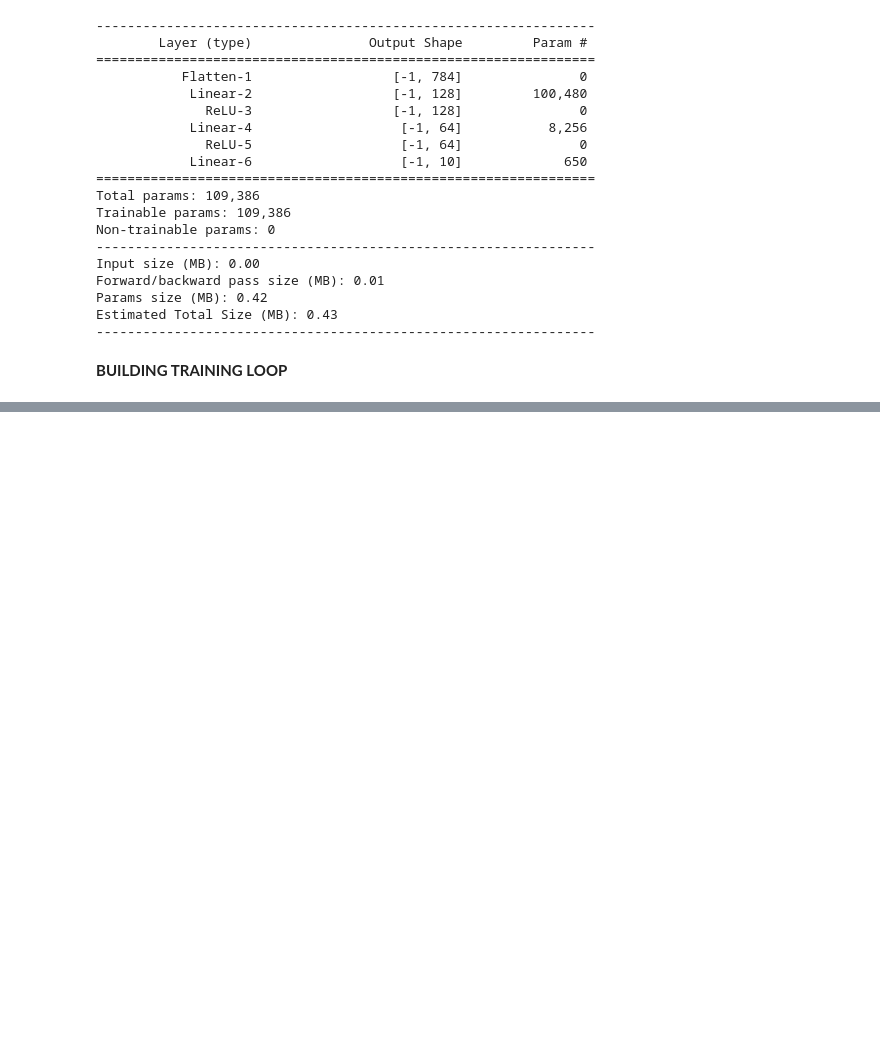
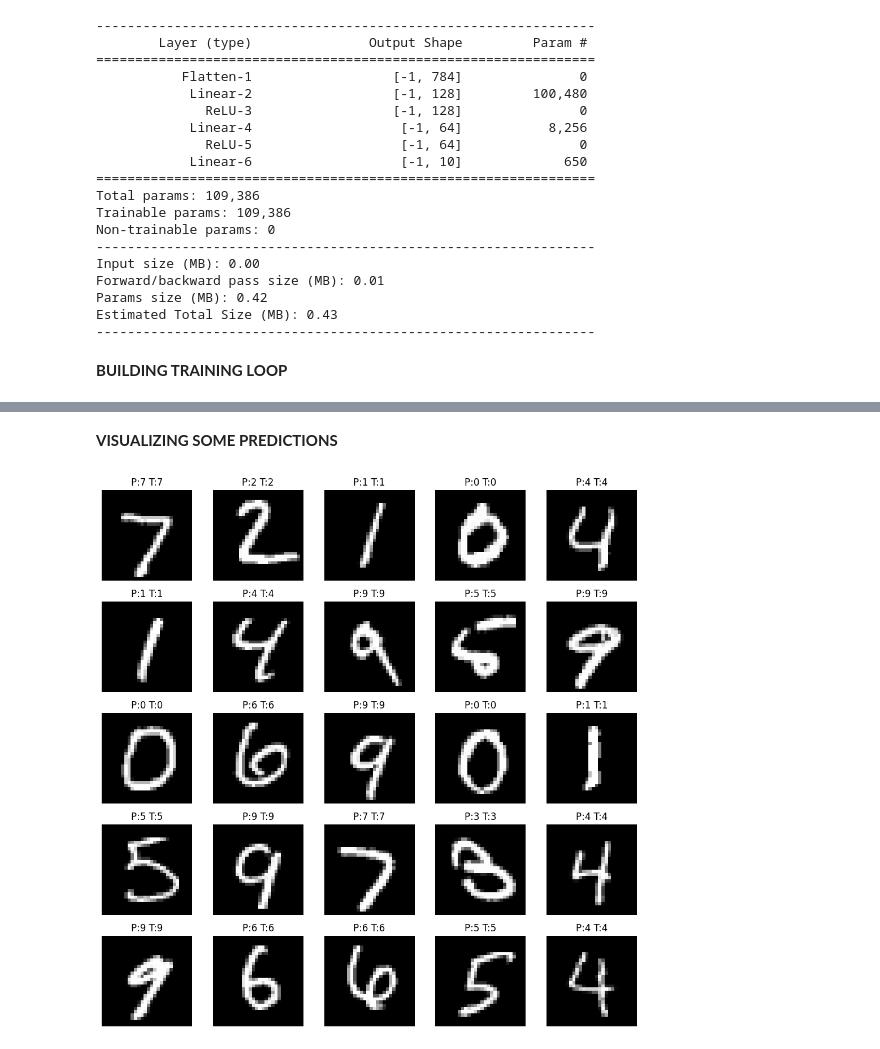
Before and after one commit to ta10g22/ML-journey, a Jupyter notebook: week-02_pytorch-mnist/week2_mnist.ipynb, the cells around one changed output, grey strips where cells are left out. Drawn from its saved outputs; the diff is of its cells as text; code cells hidden in the pictures; blank space fills up the shorter version.

```diff
--- a/week-02_pytorch-mnist/week2_mnist.ipynb
+++ b/week-02_pytorch-mnist/week2_mnist.ipynb
@@ -257,0 +264,25 @@ plt.show()
+# %% [markdown]
+**VISUALIZING SOME PREDICTIONS**
+# %%
+import matplotlib.pyplot as plt
+
+model.eval()
+
+X_batch, y_batch = next(iter(test_loader))
+X_batch, y_batch = X_batch.to(device) , y_batch.to(device)
+
+with torch.no_grad():
+    logits = model(X_batch)
+    preds = torch.argmax(logits, dim =1)
+
+# Plot 25 images with predicted and true labels
+plt.figure(figsize=(10, 10))
+for i in range(25):
+    plt.subplot(5, 5, i + 1)
+    plt.imshow(X_batch[i].cpu().squeeze(), cmap='gray')
+    plt.title(f"P:{preds[i].item()} T:{y_batch[i].item()}")
+    plt.axis('off')
+plt.tight_layout()
+plt.show()
+# %% [output]
+[figure, added]
```
Also changed, not shown: parts of 6 cells of this notebook, 1 other file.
